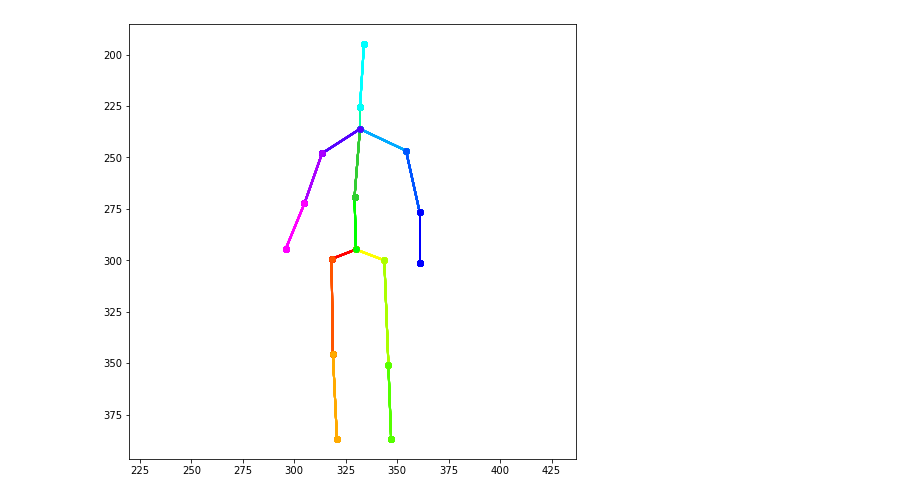
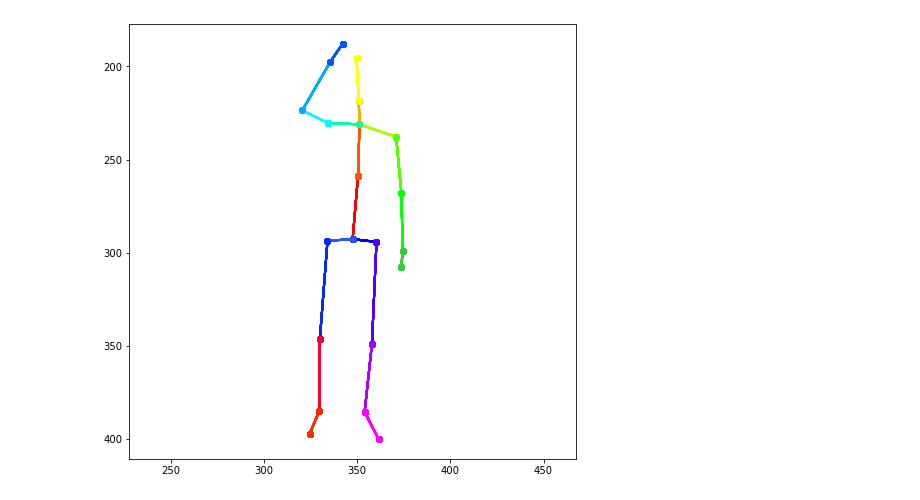
Before and after one commit to masami87/Human-Pose-Estimation-3D, a Jupyter notebook: notebooks/visualize_custom.ipynb, the cells around one changed output. Saved outputs shown, nothing was run; the diff lists cells and outputs as text; code cells hidden in the pictures.

```diff
--- a/notebooks/visualize_custom.ipynb
+++ b/notebooks/visualize_custom.ipynb
@@ -29,23 +60,25 @@ Preparing Custom Dataset...
 # %%
-joint_pairs = [[0, 1], [1, 2], [2, 3], [0, 4], [4, 5], [5, 6],
-               [0, 7], [7, 8], [8, 9], [9, 10], [8, 11], [11, 12],
-               [12, 13], [8, 14], [14, 15], [15, 16]]
+skeleton = dataset.skeleton()
+
+joint_pairs = [[p, i] for i, p in enumerate(skeleton.parents())]
+joint_pairs.pop(0)
 
 colors_kps = [[255, 0, 0], [255, 85, 0], [255, 170, 0], [255, 255, 0], [170, 255, 0], [85, 255, 0], [0, 255, 0],
               [50, 205, 50], [0, 255, 170], [0, 255, 255], [
                   0, 170, 255], [0, 85, 255], [0, 0, 255], [85, 0, 255],
-              [170, 0, 255], [255, 0, 255]]
+              [170, 0, 255], [255, 0, 255], [42, 85, 255], [0, 42, 255], [255, 0, 42], [255, 42, 0]]
+
 
 def plot_keypoint(coordinates):
-    fig = plt.figure(figsize=(8,8))
+    fig = plt.figure(figsize=(8, 8))
     x_max = coordinates[:, 0].max()
     x_min = coordinates[:, 0].min()
     y_max = coordinates[:, 1].max()
     y_min = coordinates[:, 1].min()
     # axes.set_xlim([0,h36m_cameras_intrinsic_params['res_w']])
     # axes.set_ylim([h36m_cameras_intrinsic_params['res_h'],0])
-    plt.xlim(x_min-20,x_max+20)
-    plt.ylim(y_max+20,y_min-20)
+    plt.xlim(x_min-20, x_max+20)
+    plt.ylim(y_max+20, y_min-20)
     plt.axis('equal')
 
     for i in range(coordinates.shape[0]):
@@ -56,11 +89,11 @@ def plot_keypoint(coordinates):
             pt_b = coordinates[jp[1]]
             # pt_a_x, pt_a_y, pt_b_x, pt_b_y = int(pt_a[0]), int(
             #     pt_a[1]), int(pt_b[0]), int(pt_b[1])
-            pt_a_x, pt_a_y, pt_b_x, pt_b_y = pt_a[0],pt_a[1], pt_b[0], pt_b[1]
+            pt_a_x, pt_a_y, pt_b_x, pt_b_y = pt_a[0], pt_a[1], pt_b[0], pt_b[1]
             plt.plot((pt_a_x, pt_b_x), (pt_a_y, pt_b_y), color=color_i, lw=2.0)
-            plt.plot(pt_a_x,pt_a_y,marker='o',color=color_i)
-            plt.plot(pt_b_x,pt_b_y,marker='o',color=color_i)
+            plt.plot(pt_a_x, pt_a_y, marker='o', color=color_i)
+            plt.plot(pt_b_x, pt_b_y, marker='o', color=color_i)
 # %%
-plot_keypoint(keypoints)
+plot_keypoint(coordinates_2d)
 # %% [output]
-[figure, old version]
+[figure, new version]
```
Also changed, not shown: parts of 4 cells of this notebook, 2 other files.
